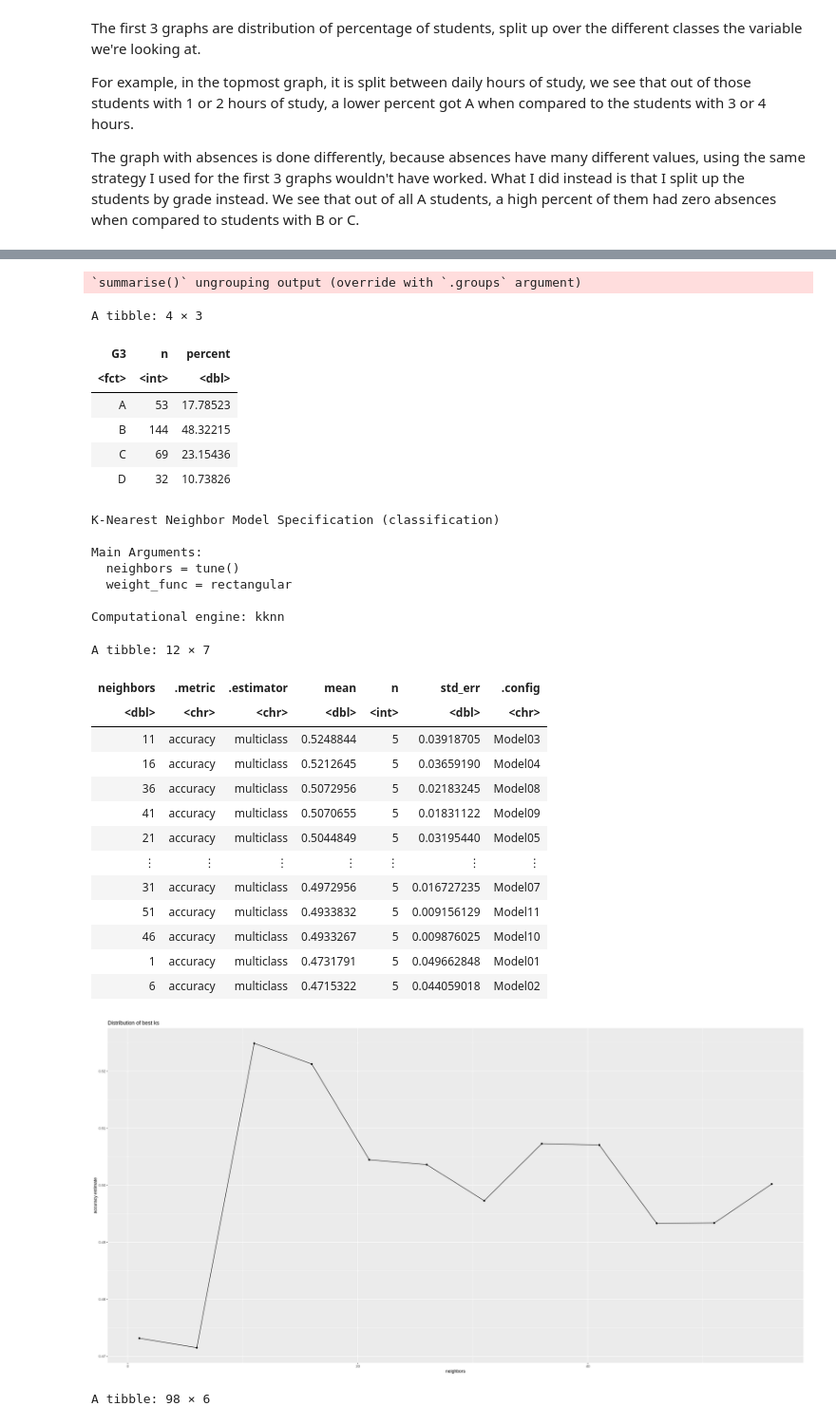
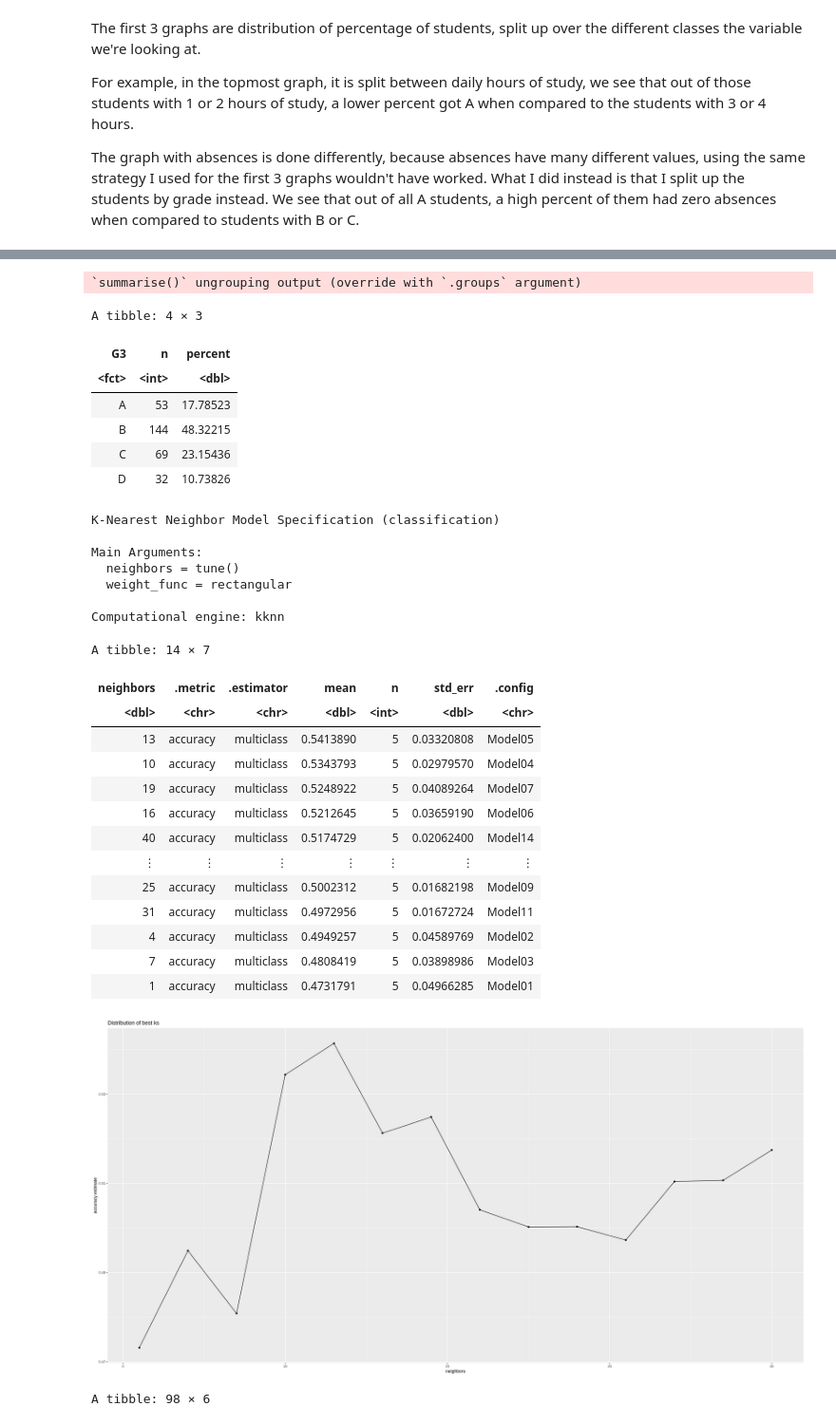
Before and after one commit to edsters78/DSCI100_Project, a Jupyter notebook: project.ipynb, the cells around one changed output, grey strips where cells are left out. Shown at 95% size. Cells and saved outputs as stored; diff of their text form; code cells hidden in the pictures.

```diff
--- a/project.ipynb
+++ b/project.ipynb
@@ -364,7 +371,7 @@ k_vals_6 <- tibble(neighbors = seq(from = 1, to = 40, by = 3))
 student_model_fit_6 <- workflow()%>%
    add_recipe(stand_student_data_6)%>%
    add_model(knn_student_data_6)%>%
-   tune_grid(resamples = student_data_vfold_6, grid = k_vals)%>%
+   tune_grid(resamples = student_data_vfold_6, grid = k_vals_6)%>%
    collect_metrics()
 # student_model_fit_6
 
@@ -396,45 +403,45 @@ A tibble: 395 × 5
 | <dbl> | <dbl> | <dbl> | <dbl> | <fct> |
 | 2 | 0 | 3 | 6 | C |
 | 2 | 0 | 3 | 4 | C |
 | 2 | 3 | 3 | 10 | B |
 | 3 | 0 | 5 | 2 | A |
 | 2 | 0 | 5 | 4 | B |
 | ⋮ | ⋮ | ⋮ | ⋮ | ⋮ |
 | 2 | 2 | 4 | 11 | C |
 | 1 | 0 | 2 | 3 | A |
 | 1 | 3 | 3 | 3 | C |
 | 1 | 0 | 5 | 0 | B |
 | 1 | 0 | 5 | 5 | C |
 `summarise()` ungrouping output (override with `.groups` argument)
 A tibble: 4 × 3
 | G3 | n | percent |
 | <fct> | <int> | <dbl> |
 | A | 53 | 17.78523 |
 | B | 144 | 48.32215 |
 | C | 69 | 23.15436 |
 | D | 32 | 10.73826 |
 K-Nearest Neighbor Model Specification (classification)
 
 Main Arguments:
   neighbors = tune()
   weight_func = rectangular
 
 Computational engine: kknn
-A tibble: 12 × 7
+A tibble: 14 × 7
 | neighbors | .metric | .estimator | mean | n | std_err | .config |
 | <dbl> | <chr> | <chr> | <dbl> | <int> | <dbl> | <chr> |
-| 11 | accuracy | multiclass | 0.5248844 | 5 | 0.03918705 | Model03 |
-| 16 | accuracy | multiclass | 0.5212645 | 5 | 0.03659190 | Model04 |
-| 36 | accuracy | multiclass | 0.5072956 | 5 | 0.02183245 | Model08 |
-| 41 | accuracy | multiclass | 0.5070655 | 5 | 0.01831122 | Model09 |
-| 21 | accuracy | multiclass | 0.5044849 | 5 | 0.03195440 | Model05 |
+| 13 | accuracy | multiclass | 0.5413890 | 5 | 0.03320808 | Model05 |
+| 10 | accuracy | multiclass | 0.5343793 | 5 | 0.02979570 | Model04 |
+| 19 | accuracy | multiclass | 0.5248922 | 5 | 0.04089264 | Model07 |
+| 16 | accuracy | multiclass | 0.5212645 | 5 | 0.03659190 | Model06 |
+| 40 | accuracy | multiclass | 0.5174729 | 5 | 0.02062400 | Model14 |
 | ⋮ | ⋮ | ⋮ | ⋮ | ⋮ | ⋮ | ⋮ |
-| 31 | accuracy | multiclass | 0.4972956 | 5 | 0.016727235 | Model07 |
-| 51 | accuracy | multiclass | 0.4933832 | 5 | 0.009156129 | Model11 |
-| 46 | accuracy | multiclass | 0.4933267 | 5 | 0.009876025 | Model10 |
-| 1 | accuracy | multiclass | 0.4731791 | 5 | 0.049662848 | Model01 |
-| 6 | accuracy | multiclass | 0.4715322 | 5 | 0.044059018 | Model02 |
+| 25 | accuracy | multiclass | 0.5002312 | 5 | 0.01682198 | Model09 |
+| 31 | accuracy | multiclass | 0.4972956 | 5 | 0.01672724 | Model11 |
+| 4 | accuracy | multiclass | 0.4949257 | 5 | 0.04589769 | Model02 |
+| 7 | accuracy | multiclass | 0.4808419 | 5 | 0.03898986 | Model03 |
+| 1 | accuracy | multiclass | 0.4731791 | 5 | 0.04966285 | Model01 |
-[figure, old version]
+[figure, new version]
 # %%
 
 # so above, we have validated what k gives us the best accuracy, now let us predict it using this:
```
Also changed, not shown: parts of 35 cells of this notebook.
